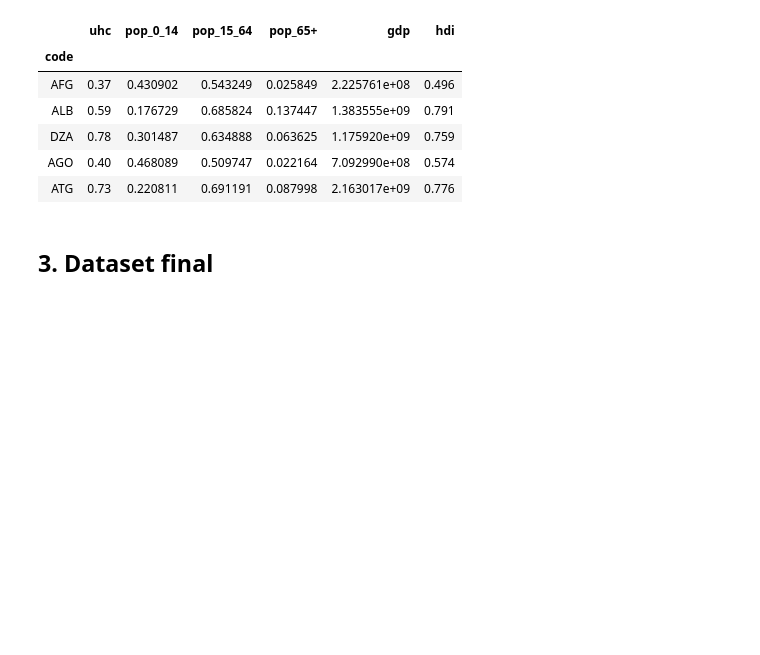
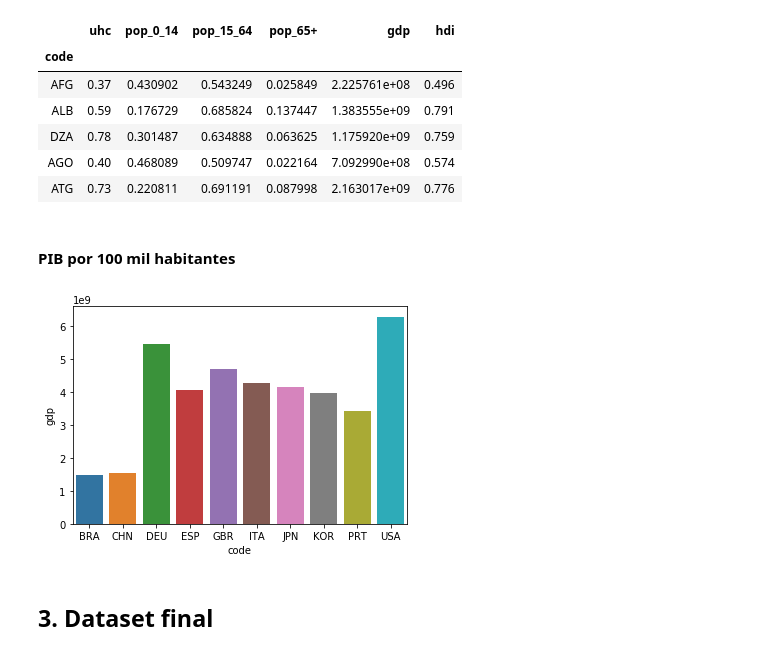
Before and after one commit to lucianowitt/covid-19, a Jupyter notebook: build_dataset.ipynb, the cells around one changed output. Drawn from its saved outputs; the diff is of its cells as text; code cells hidden in the pictures; blank space fills up the shorter version.

```diff
--- a/TCC_tratamento_dados.ipynb
+++ b/build_dataset.ipynb
@@ -476,6 +446,19 @@ df_ind.head()
 | DZA | 0.78 | 0.301487 | 0.634888 | 0.063625 | 1.175920e+09 | 0.759 |
 | AGO | 0.40 | 0.468089 | 0.509747 | 0.022164 | 7.092990e+08 | 0.574 |
 | ATG | 0.73 | 0.220811 | 0.691191 | 0.087998 | 2.163017e+09 | 0.776 |
+# %% [markdown]
+#### PIB por 100 mil habitantes
+# %%
+df_vis = df_gdp[['gdp']]
+df_vis = df_vis.join(df_pop_total)
+df_vis['gdp'] = df_vis['gdp'] * 100000.0 / df_vis['pop_total']
+df_vis.reset_index(inplace=True)
+df_vis.drop(columns=['pop_total'], inplace=True)
+df_vis = df_vis.loc[df_vis['code'].isin(subject_countries)]
+sns.barplot(x='code', y='gdp', data=df_vis)
+plt.show()
+# %% [output]
+[figure, added]
 # %% [markdown]
 ## 3. Dataset final
 # %%
```
Also changed, not shown: parts of 2 cells of this notebook, 6 other files.
